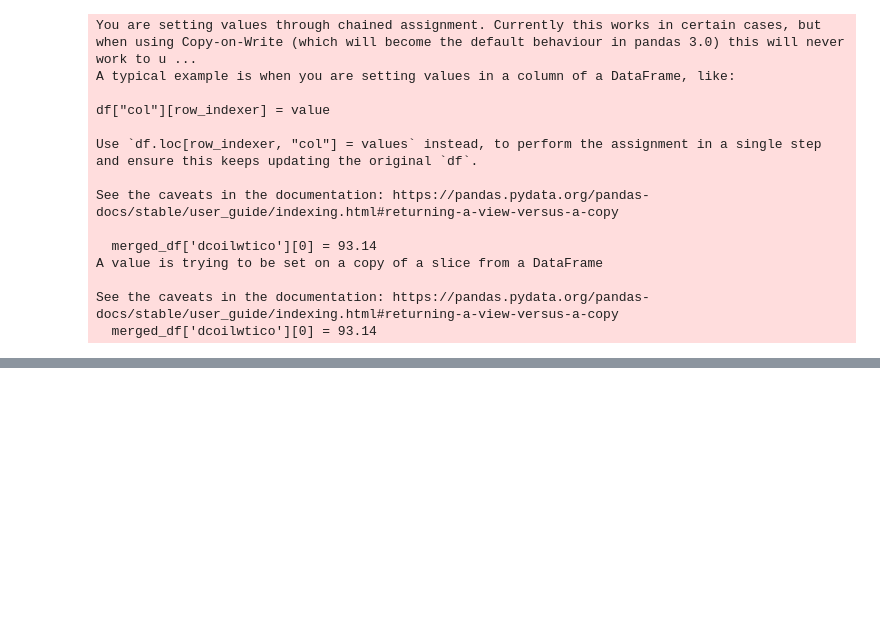
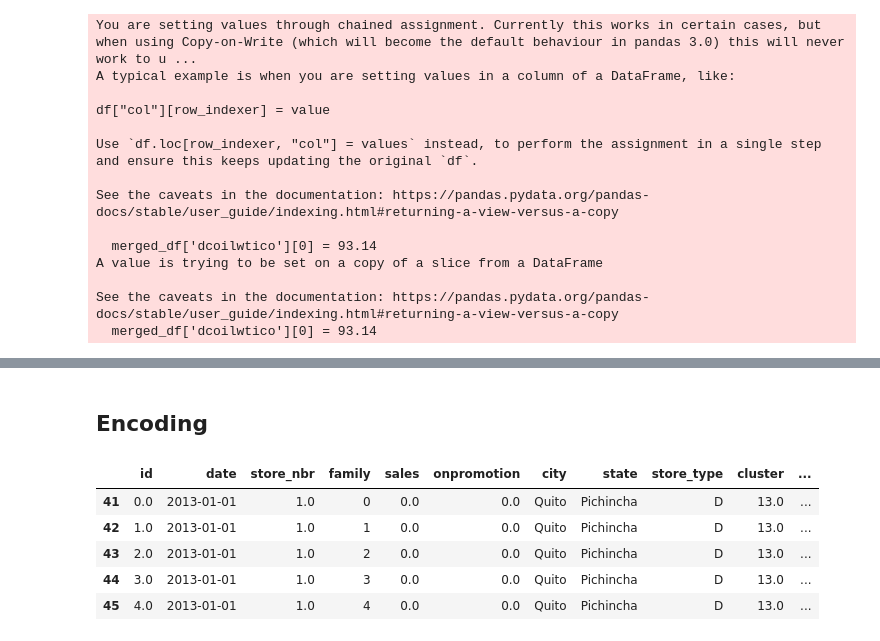
Before and after one commit to acies-udaykiran-rachamsetty/Capstone-Project, a Jupyter notebook: Notebooks/merge.ipynb, the cells around one changed output, grey strips where cells are left out. Cells and saved outputs as stored; diff of their text form; code cells hidden in the pictures; blank space fills up the shorter version.

```diff
--- a/Notebooks/merge.ipynb
+++ b/Notebooks/merge.ipynb
@@ -192,0 +196,3 @@ merged_df[merged_df['id'].isna() == True]
+# %%
+holidays_subset['date'] = pd.to_datetime(holidays_subset['date'])
+merged_df = pd.merge(merged_df, holidays_subset, on='date', how='outer')
@@ -193,3 +222,6 @@ merged_df[merged_df['id'].isna() == True]
+# %%
+merged_df = merged_df[merged_df['date'] <= '2017-08-15']
+merged_df = merged_df[merged_df['date'].dt.year != 2012]
 # %%
 blank = merged_df[merged_df['id'].isna() == True].index
 blank.tolist()
@@ -196,0 +231,2 @@ merged_df = merged_df.drop(blank)
+# %%
+merged_df['type_y'] = merged_df['type_y'].fillna('No Holiday')
@@ -254,2 +255,6 @@ dtype: int64
+# %%
+merged_df.rename(columns={'type_x': 'store_type'}, inplace=True)
+merged_df.rename(columns={'type_y': 'holiday_type'}, inplace=True)
+merged_df.rename(columns={'dcoilwtico': 'oil_price'}, inplace=True)
 # %%
 merged_df.to_csv(r'..\Data\03_final\final.csv')
@@ -271,0 +277,14 @@ merged_df[merged_df['transactions'].isna() == True]
+# %% [markdown]
+## Encoding
+# %%
+encoder = LabelEncoder()
+
+merged_df['family'] = encoder.fit_transform(merged_df['family'].values)
+merged_df.head()
+# %% [output]
+|  | id | date | store_nbr | family | sales | onpromotion | city | state | store_type | cluster | ... |
+| 41 | 0.0 | 2013-01-01 | 1.0 | 0 | 0.0 | 0.0 | Quito | Pichincha | D | 13.0 | ... |
+| 42 | 1.0 | 2013-01-01 | 1.0 | 1 | 0.0 | 0.0 | Quito | Pichincha | D | 13.0 | ... |
+| 43 | 2.0 | 2013-01-01 | 1.0 | 2 | 0.0 | 0.0 | Quito | Pichincha | D | 13.0 | ... |
+| 44 | 3.0 | 2013-01-01 | 1.0 | 3 | 0.0 | 0.0 | Quito | Pichincha | D | 13.0 | ... |
+| 45 | 4.0 | 2013-01-01 | 1.0 | 4 | 0.0 | 0.0 | Quito | Pichincha | D | 13.0 | ... |
```
Also changed, not shown: parts of 29 cells of this notebook, 2 other files.
